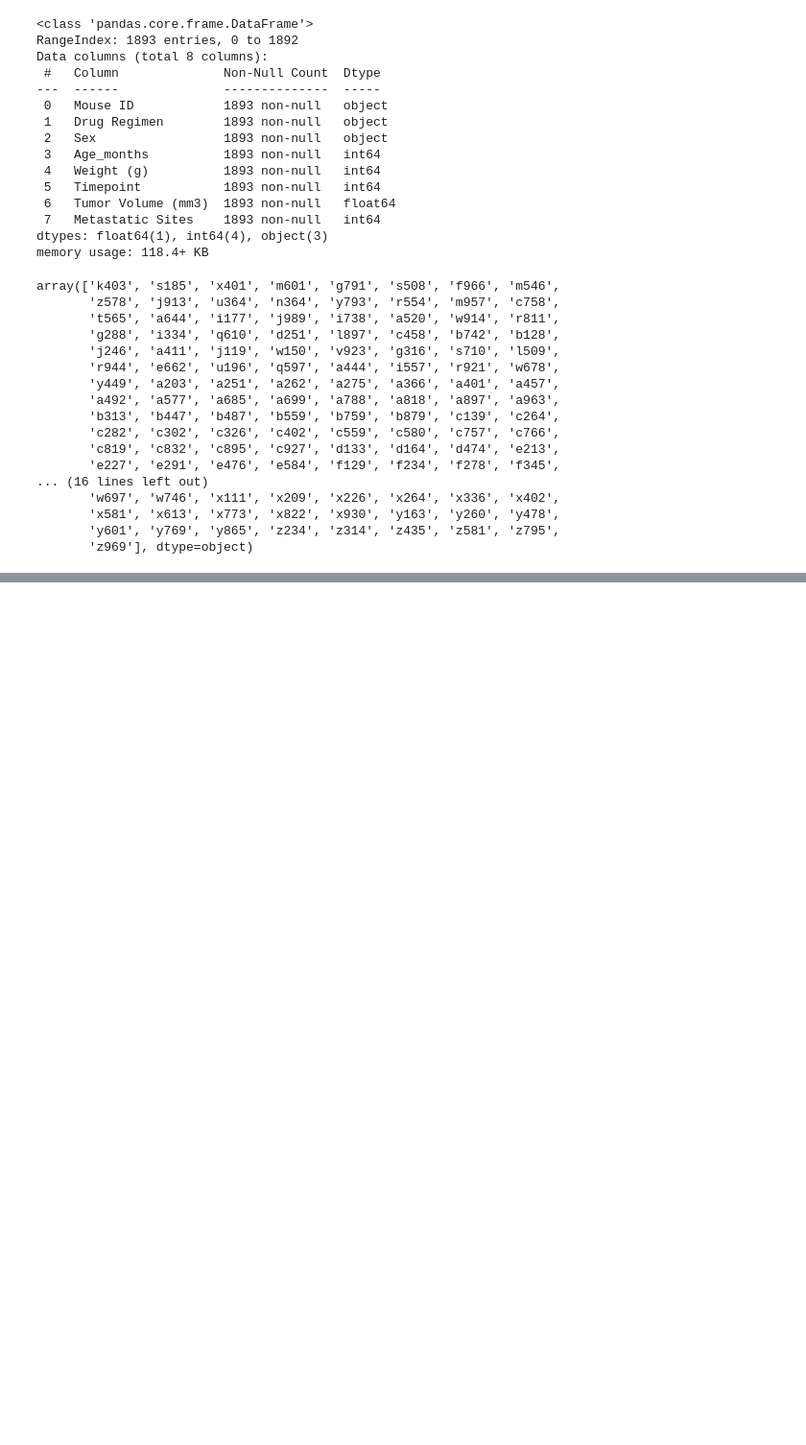
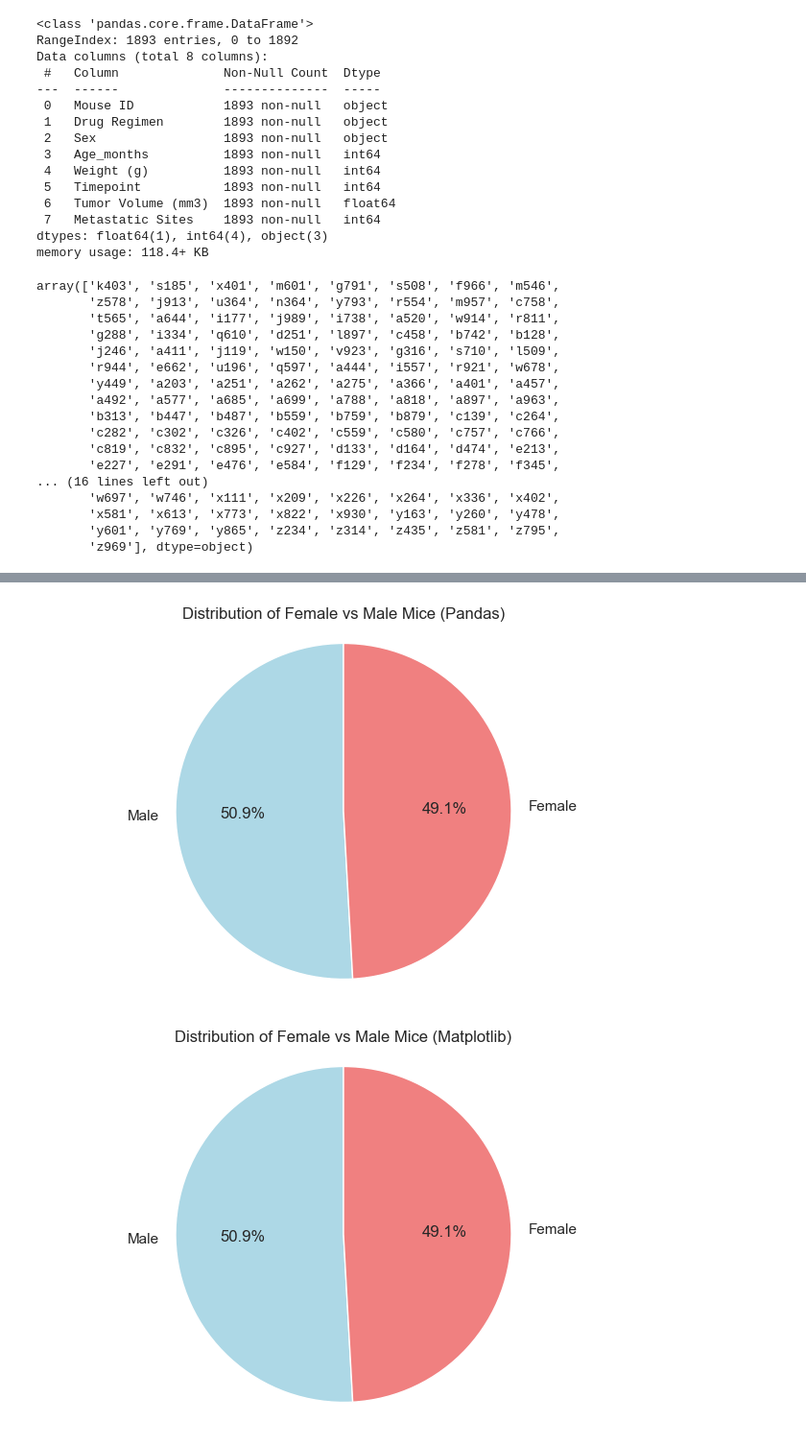
Before and after one commit to lirralirra/Week5_matplotlib_Challenge, a Jupyter notebook: main.ipynb, the cells around one changed output, grey strips where cells are left out. Shown at 96% size. Drawn from its saved outputs; the diff is of its cells as text; code cells hidden in the pictures; blank space fills up the shorter version.

```diff
--- a/main.ipynb
+++ b/main.ipynb
@@ -73,0 +177,21 @@ data_merge[data_merge.duplicated(subset=['Mouse ID', 'Timepoint'], keep=False)]
+# %%
+# Calculate the count of unique female vs male mice
+sex_counts = data_clean['Sex'].value_counts()
+
+# Pie chart using Pandas
+plt.figure(figsize=(8, 5))
+data_clean['Sex'].value_counts().plot.pie(autopct='%1.1f%%', startangle=90, colors=['lightblue', 'lightcoral'])
+plt.title('Distribution of Female vs Male Mice (Pandas)')
+plt.ylabel('')  # Hide the y-label
+plt.axis('equal')  # Equal aspect ratio ensures that pie is drawn as a circle.
+plt.show()
+
+# Pie chart using Matplotlib
+plt.figure(figsize=(8, 5))
+plt.pie(sex_counts, labels=sex_counts.index, autopct='%1.1f%%', startangle=90, colors=['lightblue', 'lightcoral'])
+plt.title('Distribution of Female vs Male Mice (Matplotlib)')
+plt.axis('equal')  # Equal aspect ratio ensures that pie is drawn as a circle.
+plt.show()
+# %% [output]
+[figure, added]
+[figure, added]
```
Also changed, not shown: parts of 11 cells of this notebook.
